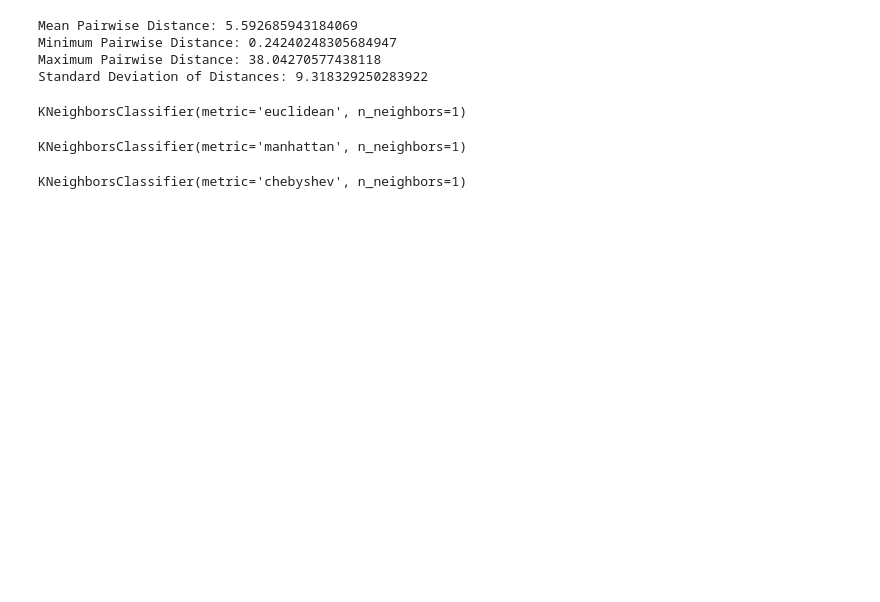
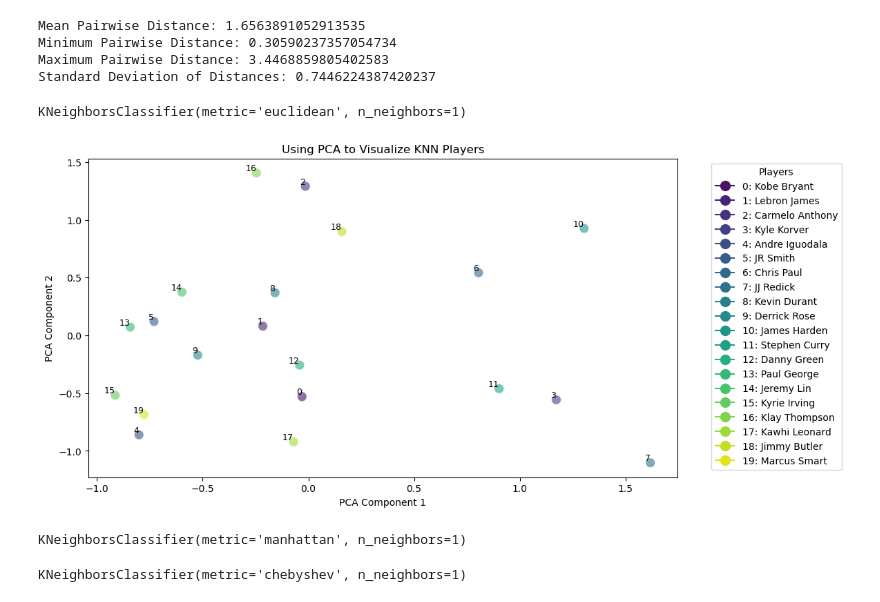
Before and after one commit to soumil101/formPredictor, a Jupyter notebook: KNNMODELCODE.ipynb, the cells around one changed output. Cells and saved outputs as stored; diff of their text form; code cells hidden in the pictures; blank space fills up the shorter version.

```diff
--- a/KNNMODELCODE.ipynb
+++ b/KNNMODELCODE.ipynb
@@ -28,6 +30,6 @@ for i in range(len(players_ids)):
   s += other_column2_values[0]
   map_pids_to_player[players_ids[i]] = s
 # %%
-pids_to_use = [201935, 203081, 2594, 2747, 201980, 200755, 201142, 201939, 202331, 2544, 1717, 101108, 201566, 202681, 202691, 202710, 2546, 202695, 202391, 201565, 977, 203110, 203935, 2738, 1938]
+pids_to_use = [201935, 2594, 2747, 201980, 200755, 201142, 201939, 202331, 2544, 101108, 202681, 202691, 202710, 2546, 202695, 202391, 201565, 977, 203935, 2738]
 # %%
 def take_every_third_and_limit(x):
@@ -184,16 +186,57 @@ print("Minimum Pairwise Distance:", min_distance)
 print("Maximum Pairwise Distance:", max_distance)
 print("Standard Deviation of Distances:", std_distance)
 # %% [output]
-Mean Pairwise Distance: 5.592685943184069
-Minimum Pairwise Distance: 0.24240248305684947
-Maximum Pairwise Distance: 38.04270577438118
-Standard Deviation of Distances: 9.318329250283922
+Mean Pairwise Distance: 1.6563891052913535
+Minimum Pairwise Distance: 0.30590237357054734
+Maximum Pairwise Distance: 3.4468859805402583
+Standard Deviation of Distances: 0.7446224387420237
 # %%
 knn_euclidean = KNeighborsClassifier(n_neighbors=1, metric='euclidean')
 # %%
 knn_euclidean.fit(X, y)
 # %% [output]
 KNeighborsClassifier(metric='euclidean', n_neighbors=1)
+# %%
+# Use PCA to reduce dimensions and display data on graph to visualize points of players and distances
+pca = PCA(n_components=2)
+X_pca = pca.fit_transform(X)
+
+
+y_pred = knn_euclidean.predict(X)
+
+
+point_labels = [
+    "Kobe Bryant", "Lebron James", "Carmelo Anthony", "Kyle Korver", "Andre Iguodala",
+    "JR Smith", "Chris Paul", "JJ Redick", "Kevin Durant", "Derrick Rose",
+    "James Harden", "Stephen Curry", "Danny Green", "Paul George", "Jeremy Lin",
+    "Kyrie Irving", "Klay Thompson", "Kawhi Leonard", "Jimmy Butler", "Marcus Smart"
+]
+
+number_labels = [0, 1, 2, 3, 4, 5, 6, 7, 8, 9, 10, 11, 12, 13, 14, 15, 16, 17, 18, 19]
+
+
+palette = sns.color_palette('viridis', len(np.unique(y_pred)))
+
+plt.figure(figsize=(11, 6))
+scatter = sns.scatterplot(x=X_pca[:, 0], y=X_pca[:, 1], hue=y_pred, palette=palette, s=100, alpha=0.6)
+
+for i in range(X_pca.shape[0]):
+    plt.text(X_pca[i, 0], X_pca[i, 1], str(i), fontsize=9, ha='right', va='bottom')
+
+unique_labels = np.unique(y_pred)
+handles = [
+    plt.Line2D([0], [0], marker='o', color=palette[num], label=f'{num}: {point_labels[num]}',
+               markerfacecolor=palette[num], markersize=10) for num in number_labels
+]
+
+plt.legend(handles=handles, title='Players', bbox_to_anchor=(1.05, 1), loc='upper left')
+
+plt.title('Using PCA to Visualize KNN Players')
+plt.xlabel('PCA Component 1')
+plt.ylabel('PCA Component 2')
+plt.show()
+# %% [output]
+[figure, added]
 # %%
 knn_manhattan = KNeighborsClassifier(n_neighbors=1, metric='manhattan')
 # %%
```
Also changed, not shown: parts of 19 cells of this notebook.
